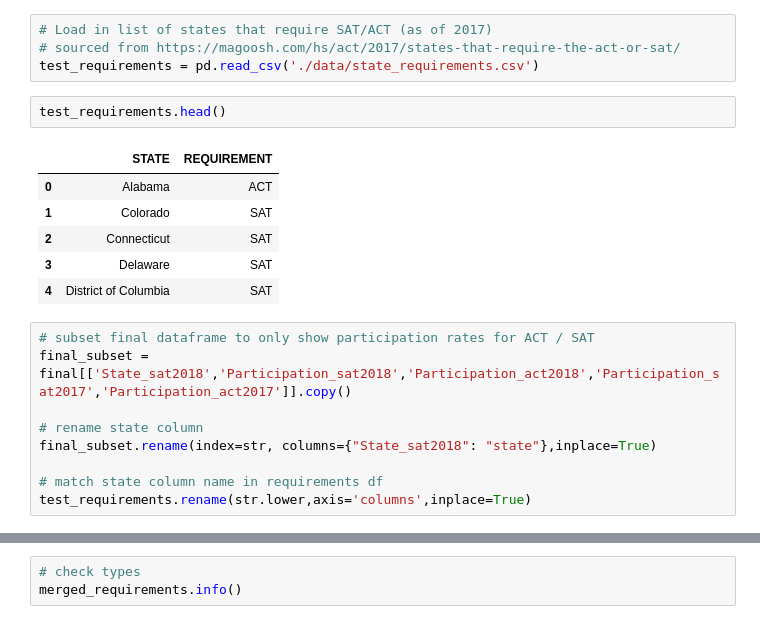
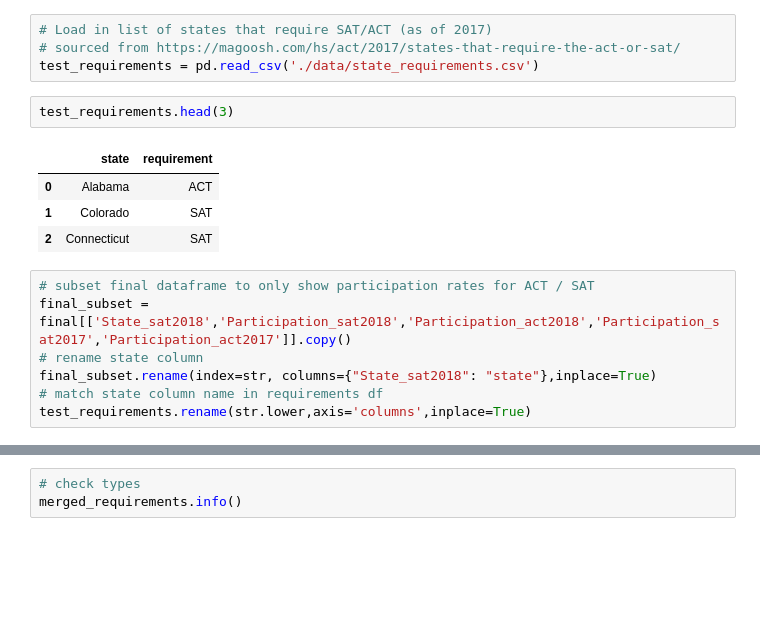
Before and after one commit to bearylogical/ga-assignments, a Jupyter notebook: project_1/Project 1 SAT & ACT Analysis.ipynb, the cells around one changed output, grey strips where cells are left out. Saved outputs shown, nothing was run; the diff lists cells and outputs as text; blank space fills up the shorter version.

```diff
--- a/project_1/Project 1 SAT & ACT Analysis.ipynb
+++ b/project_1/Project 1 SAT & ACT Analysis.ipynb
@@ -1301,21 +1312,17 @@ In this section, we will assess if state-level policies on SAT/ACT preferences a
 # sourced from https://magoosh.com/hs/act/2017/states-that-require-the-act-or-sat/
 test_requirements = pd.read_csv('./data/state_requirements.csv')
 # %%
-test_requirements.head()
+test_requirements.head(3)
 # %% [output]
-|  | STATE | REQUIREMENT |
+|  | state | requirement |
 | 0 | Alabama | ACT |
 | 1 | Colorado | SAT |
 | 2 | Connecticut | SAT |
-| 3 | Delaware | SAT |
-| 4 | District of Columbia | SAT |
 # %%
 # subset final dataframe to only show participation rates for ACT / SAT
 final_subset = final[['State_sat2018','Participation_sat2018','Participation_act2018','Participation_sat2017','Participation_act2017']].copy()
-
 # rename state column
 final_subset.rename(index=str, columns={"State_sat2018": "state"},inplace=True)
-
 # match state column name in requirements df
 test_requirements.rename(str.lower,axis='columns',inplace=True)
 # %%
```
Also changed, not shown: parts of 40 cells of this notebook, 3 other files.
